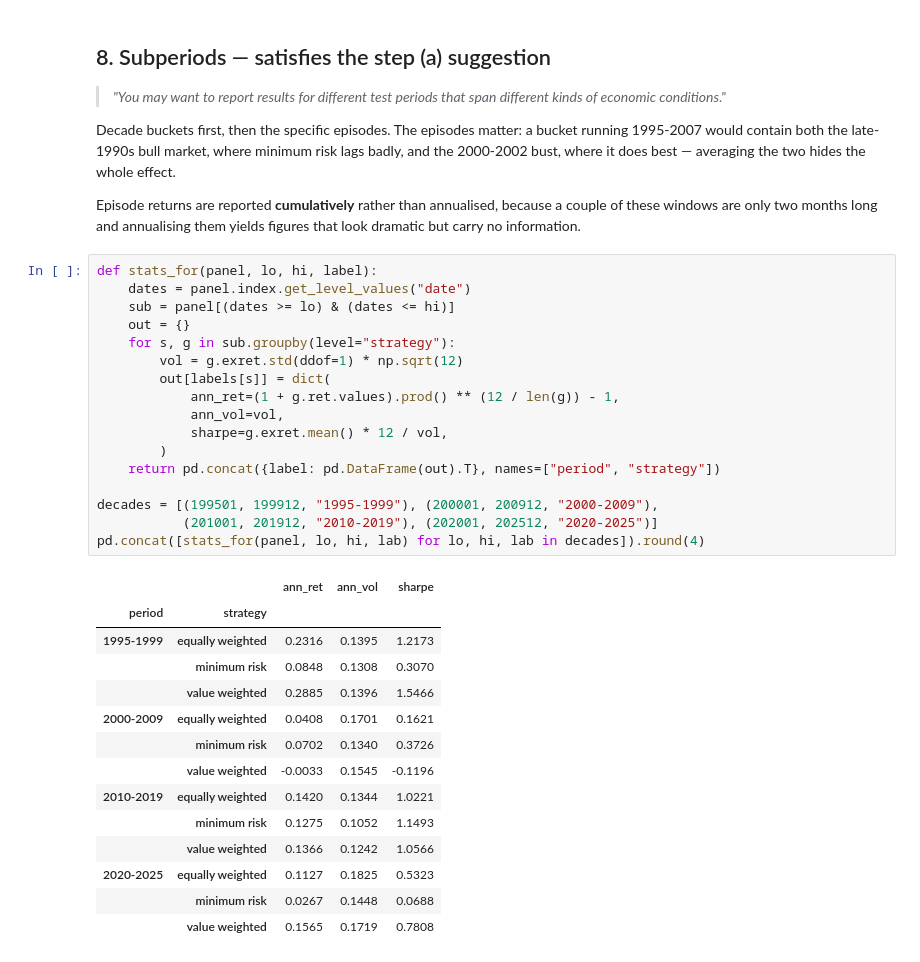
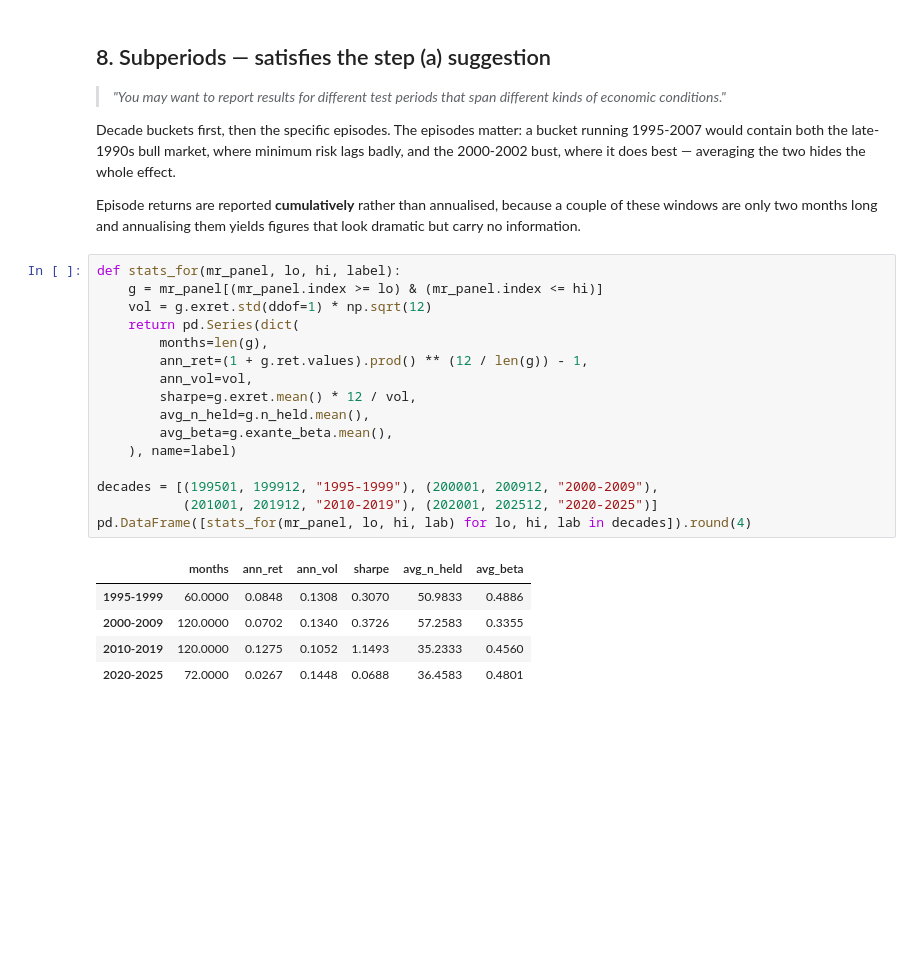
Before and after one commit to Yolandayx929/Fall26-Financial-Optimization-Final-Project, a Jupyter notebook: analysis/min_risk_port.ipynb, the cells around one changed output. Drawn from its saved outputs; the diff is of its cells as text; blank space fills up the shorter version.

```diff
--- a/min_risk_port.ipynb
+++ b/analysis/min_risk_port.ipynb
@@ -471,37 +465,27 @@ Episode returns are reported **cumulatively** rather than annualised, because a
 these windows are only two months long and annualising them yields figures that look
 dramatic but carry no information.
 # %%
-def stats_for(panel, lo, hi, label):
-    dates = panel.index.get_level_values("date")
-    sub = panel[(dates >= lo) & (dates <= hi)]
-    out = {}
-    for s, g in sub.groupby(level="strategy"):
-        vol = g.exret.std(ddof=1) * np.sqrt(12)
-        out[labels[s]] = dict(
-            ann_ret=(1 + g.ret.values).prod() ** (12 / len(g)) - 1,
-            ann_vol=vol,
-            sharpe=g.exret.mean() * 12 / vol,
-        )
-    return pd.concat({label: pd.DataFrame(out).T}, names=["period", "strategy"])
+def stats_for(mr_panel, lo, hi, label):
+    g = mr_panel[(mr_panel.index >= lo) & (mr_panel.index <= hi)]
+    vol = g.exret.std(ddof=1) * np.sqrt(12)
+    return pd.Series(dict(
+        months=len(g),
+        ann_ret=(1 + g.ret.values).prod() ** (12 / len(g)) - 1,
+        ann_vol=vol,
+        sharpe=g.exret.mean() * 12 / vol,
+        avg_n_held=g.n_held.mean(),
+        avg_beta=g.exante_beta.mean(),
+    ), name=label)
 
 decades = [(199501, 199912, "1995-1999"), (200001, 200912, "2000-2009"),
            (201001, 201912, "2010-2019"), (202001, 202512, "2020-2025")]
-pd.concat([stats_for(panel, lo, hi, lab) for lo, hi, lab in decades]).round(4)
+pd.DataFrame([stats_for(mr_panel, lo, hi, lab) for lo, hi, lab in decades]).round(4)
 # %% [output]
-|  |  | ann_ret | ann_vol | sharpe |
-| period | strategy |  |  |  |
-| 1995-1999 | equally weighted | 0.2316 | 0.1395 | 1.2173 |
-|  | minimum risk | 0.0848 | 0.1308 | 0.3070 |
-|  | value weighted | 0.2885 | 0.1396 | 1.5466 |
-| 2000-2009 | equally weighted | 0.0408 | 0.1701 | 0.1621 |
-|  | minimum risk | 0.0702 | 0.1340 | 0.3726 |
-|  | value weighted | -0.0033 | 0.1545 | -0.1196 |
-| 2010-2019 | equally weighted | 0.1420 | 0.1344 | 1.0221 |
-|  | minimum risk | 0.1275 | 0.1052 | 1.1493 |
-|  | value weighted | 0.1366 | 0.1242 | 1.0566 |
-| 2020-2025 | equally weighted | 0.1127 | 0.1825 | 0.5323 |
-|  | minimum risk | 0.0267 | 0.1448 | 0.0688 |
-|  | value weighted | 0.1565 | 0.1719 | 0.7808 |
+|  | months | ann_ret | ann_vol | sharpe | avg_n_held | avg_beta |
+| 1995-1999 | 60.0000 | 0.0848 | 0.1308 | 0.3070 | 50.9833 | 0.4886 |
+| 2000-2009 | 120.0000 | 0.0702 | 0.1340 | 0.3726 | 57.2583 | 0.3355 |
+| 2010-2019 | 120.0000 | 0.1275 | 0.1052 | 1.1493 | 35.2333 | 0.4560 |
+| 2020-2025 | 72.0000 | 0.0267 | 0.1448 | 0.0688 | 36.4583 | 0.4801 |
 # %%
 # Cumulative, not annualised: some of these windows are only a couple of months,
 # and annualising them produces numbers that look dramatic but mean nothing.
```
Also changed, not shown: parts of 15 cells of this notebook, 4 other files.
